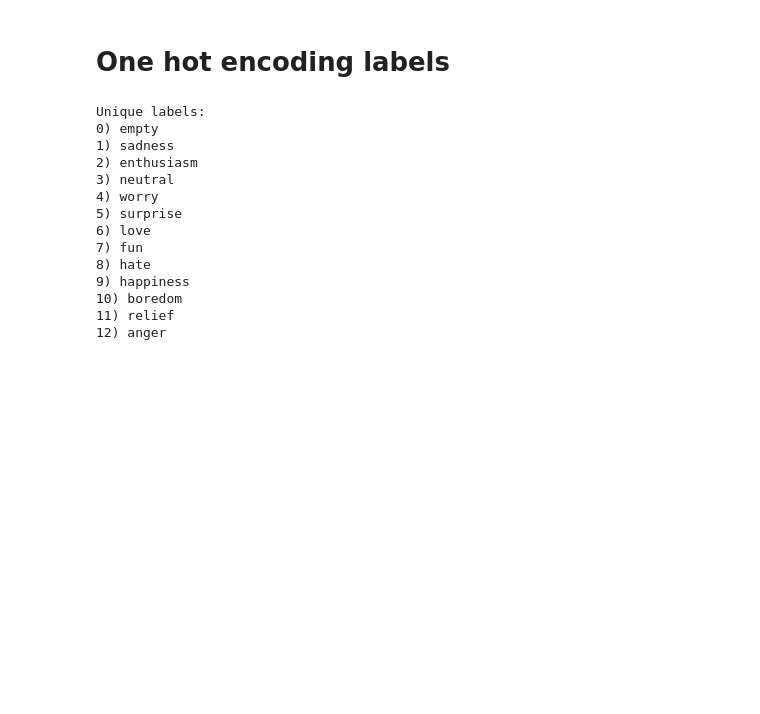
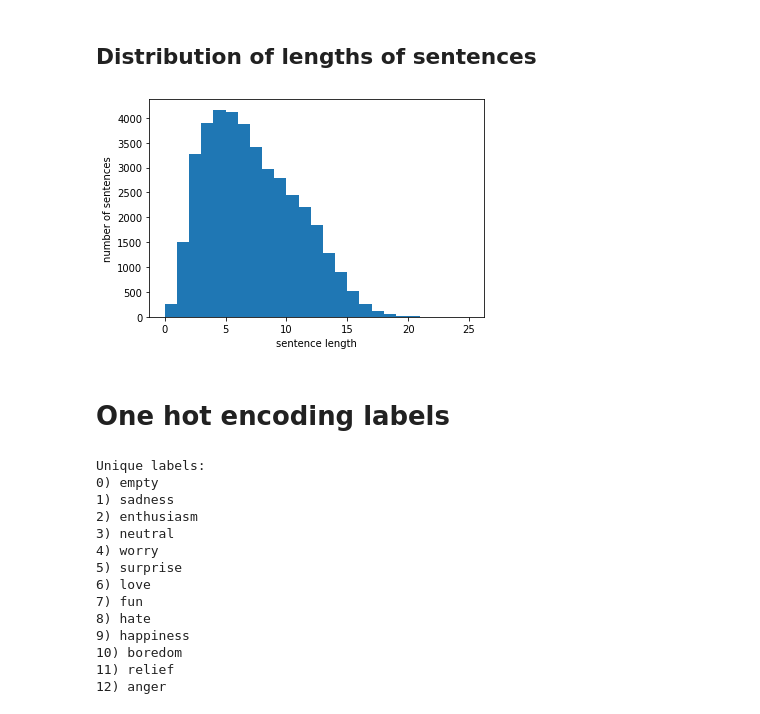
Before and after one commit to kevin-otter-liu/TextEmotionRecognition, a Jupyter notebook: GRU_twitter_data.ipynb, the cells around one changed output. Cells and saved outputs as stored; diff of their text form; code cells hidden in the pictures; blank space fills up the shorter version.

```diff
--- a/GRU_twitter_data.ipynb
+++ b/GRU_twitter_data.ipynb
@@ -77,3 +86,15 @@ data_without_stopwords = remove_stopwords(cleaned_df)
+# %% [markdown]
+## Distribution of lengths of sentences
+# %%
+lengths = [len(sentence.split()) for sentence in cleaned_df['content']]
+
+plt.hist(lengths,bins=len(set(lengths)))
+plt.xlabel('sentence length')
+plt.ylabel('number of sentences')
+
+plt.show()
+# %% [output]
+[figure, added]
 # %% [markdown]
 # One hot encoding labels
 # %%
```
Also changed, not shown: parts of 43 cells of this notebook, 2 other files.
